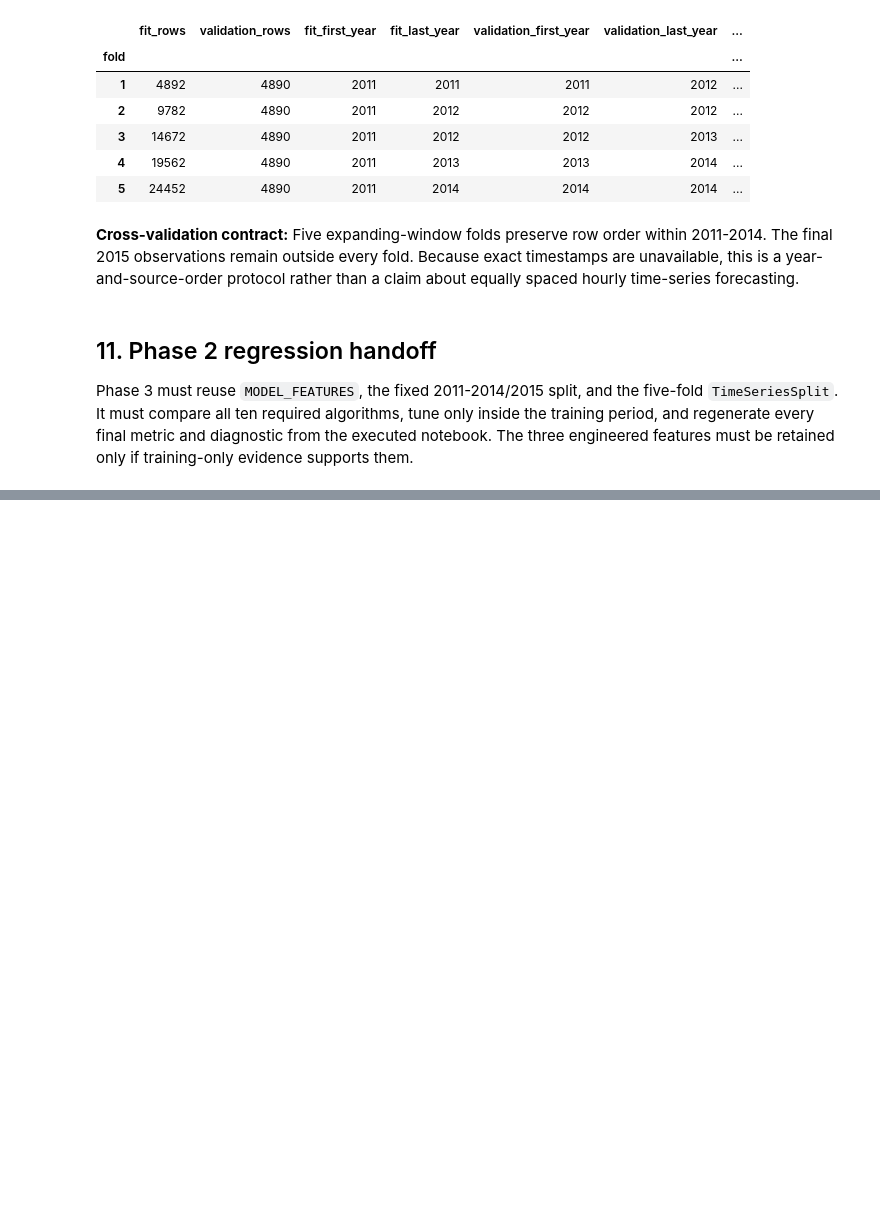
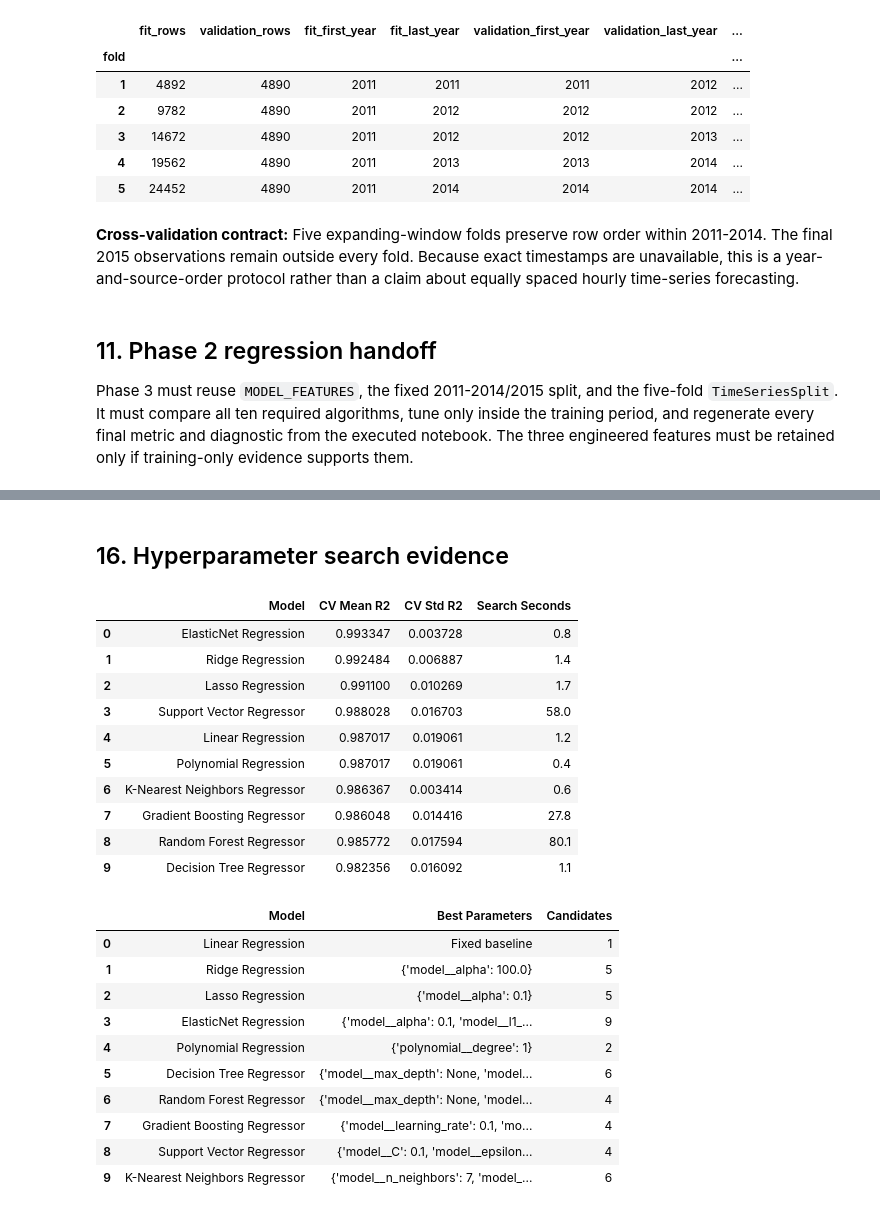
Before and after one commit to Shruhath/23CSE301-ML-Capstone, a Jupyter notebook: notebooks/regression.ipynb, the cells around one changed output, grey strips where cells are left out. Drawn from its saved outputs; the diff is of its cells as text; code cells hidden in the pictures; blank space fills up the shorter version.

```diff
--- a/notebooks/regression.ipynb
+++ b/notebooks/regression.ipynb
@@ -701,0 +761,38 @@ display(lasso_coefficients.sort_values(key=np.abs, ascending=False).to_frame())
+# %% [markdown]
+## 16. Hyperparameter search evidence
+# %%
+regression_cv_table = (
+    pd.DataFrame(regression_cv_records)
+    .sort_values("CV Mean R2", ascending=False)
+    .reset_index(drop=True)
+)
+regression_parameter_table = pd.DataFrame(regression_search_records)
+display(regression_cv_table.style.format({
+    "CV Mean R2": "{:.6f}",
+    "CV Std R2": "{:.6f}",
+    "Search Seconds": "{:.1f}",
+}))
+display(regression_parameter_table)
+# %% [output]
+|  | Model | CV Mean R2 | CV Std R2 | Search Seconds |
+| 0 | ElasticNet Regression | 0.993347 | 0.003728 | 0.8 |
+| 1 | Ridge Regression | 0.992484 | 0.006887 | 1.4 |
+| 2 | Lasso Regression | 0.991100 | 0.010269 | 1.7 |
+| 3 | Support Vector Regressor | 0.988028 | 0.016703 | 58.0 |
+| 4 | Linear Regression | 0.987017 | 0.019061 | 1.2 |
+| 5 | Polynomial Regression | 0.987017 | 0.019061 | 0.4 |
+| 6 | K-Nearest Neighbors Regressor | 0.986367 | 0.003414 | 0.6 |
+| 7 | Gradient Boosting Regressor | 0.986048 | 0.014416 | 27.8 |
+| 8 | Random Forest Regressor | 0.985772 | 0.017594 | 80.1 |
+| 9 | Decision Tree Regressor | 0.982356 | 0.016092 | 1.1 |
+|  | Model | Best Parameters | Candidates |
+| 0 | Linear Regression | Fixed baseline | 1 |
+| 1 | Ridge Regression | {'model__alpha': 100.0} | 5 |
+| 2 | Lasso Regression | {'model__alpha': 0.1} | 5 |
+| 3 | ElasticNet Regression | {'model__alpha': 0.1, 'model__l1_... | 9 |
+| 4 | Polynomial Regression | {'polynomial__degree': 1} | 2 |
+| 5 | Decision Tree Regressor | {'model__max_depth': None, 'model... | 6 |
+| 6 | Random Forest Regressor | {'model__max_depth': None, 'model... | 4 |
+| 7 | Gradient Boosting Regressor | {'model__learning_rate': 0.1, 'mo... | 4 |
+| 8 | Support Vector Regressor | {'model__C': 0.1, 'model__epsilon... | 4 |
+| 9 | K-Nearest Neighbors Regressor | {'model__n_neighbors': 7, 'model_... | 6 |
```
Also changed, not shown: parts of 41 cells of this notebook, 4 other files.
